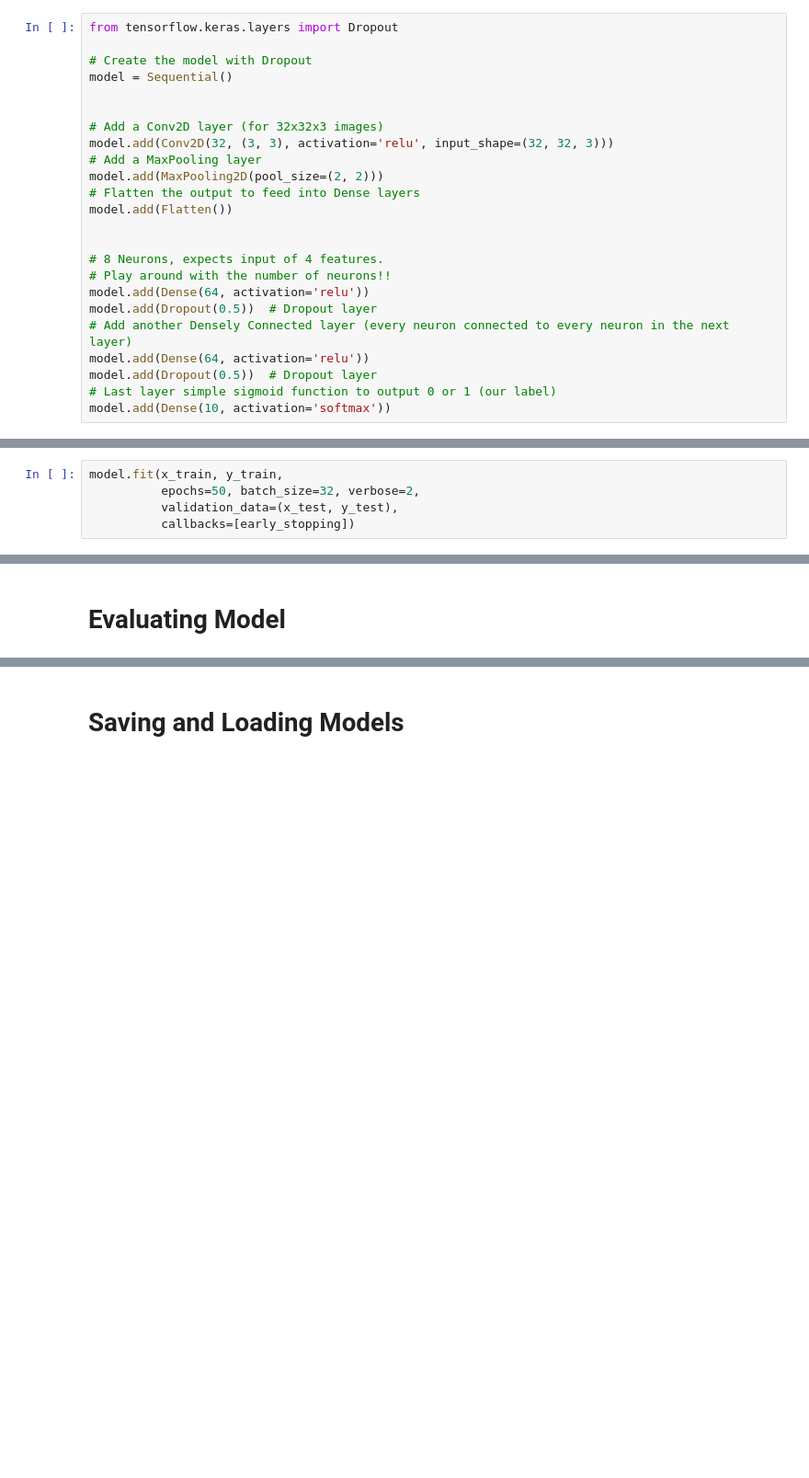
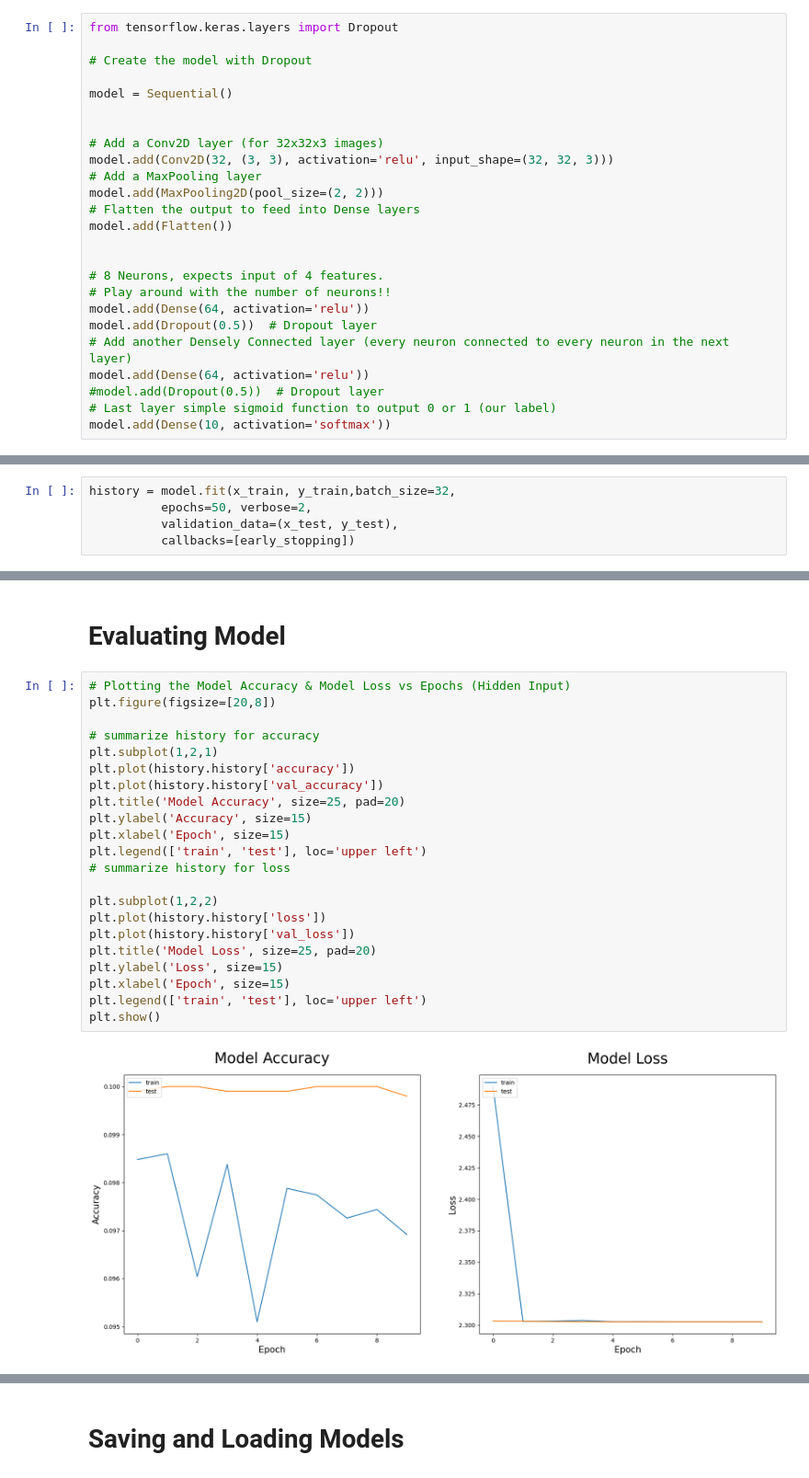
Before and after one commit to asifkhan9795/Deep-learning, a Jupyter notebook: build-simple-nn-for-cifar-10-dataset.ipynb, the cells around one changed output, grey strips where cells are left out. Shown at 92% size. Cells and saved outputs as stored; diff of their text form; blank space fills up the shorter version.

```diff
--- a/build-simple-nn-for-cifar-10-dataset.ipynb
+++ b/build-simple-nn-for-cifar-10-dataset.ipynb
@@ -117,6 +117,7 @@ from keras.layers import Conv2D, MaxPooling2D, Flatten, Dense
 from tensorflow.keras.layers import Dropout
 
 # Create the model with Dropout
+
 model = Sequential()
 
 
@@ -134,7 +135,7 @@ model.add(Dense(64, activation='relu'))
 model.add(Dropout(0.5))  # Dropout layer
 # Add another Densely Connected layer (every neuron connected to every neuron in the next layer)
 model.add(Dense(64, activation='relu'))
-model.add(Dropout(0.5))  # Dropout layer
+#model.add(Dropout(0.5))  # Dropout layer
 # Last layer simple sigmoid function to output 0 or 1 (our label)
 model.add(Dense(10, activation='softmax'))
 # %% [markdown]
@@ -154,8 +155,8 @@ early_stopping = EarlyStopping(monitor='val_loss', patience=5, restore_best_weig
 # %% [markdown]
 ## **MODEL TRAINING**
 # %%
-model.fit(x_train, y_train,
-          epochs=50, batch_size=32, verbose=2,
+history = model.fit(x_train, y_train,batch_size=32,
+          epochs=50, verbose=2,
           validation_data=(x_test, y_test),
           callbacks=[early_stopping])
 # %% [output]
@@ -186,2 +214,26 @@ Epoch 11/50
 # %% [markdown]
 # **Evaluating Model**
+# %%
+# Plotting the Model Accuracy & Model Loss vs Epochs (Hidden Input)
+plt.figure(figsize=[20,8])
+
+# summarize history for accuracy
+plt.subplot(1,2,1)
+plt.plot(history.history['accuracy'])
+plt.plot(history.history['val_accuracy'])
+plt.title('Model Accuracy', size=25, pad=20)
+plt.ylabel('Accuracy', size=15)
+plt.xlabel('Epoch', size=15)
+plt.legend(['train', 'test'], loc='upper left')
+# summarize history for loss
+
+plt.subplot(1,2,2)
+plt.plot(history.history['loss'])
+plt.plot(history.history['val_loss'])
+plt.title('Model Loss', size=25, pad=20)
+plt.ylabel('Loss', size=15)
+plt.xlabel('Epoch', size=15)
+plt.legend(['train', 'test'], loc='upper left')
+plt.show()
+# %% [output]
+[figure, added]
```
Also changed, not shown: parts of 7 cells of this notebook.
